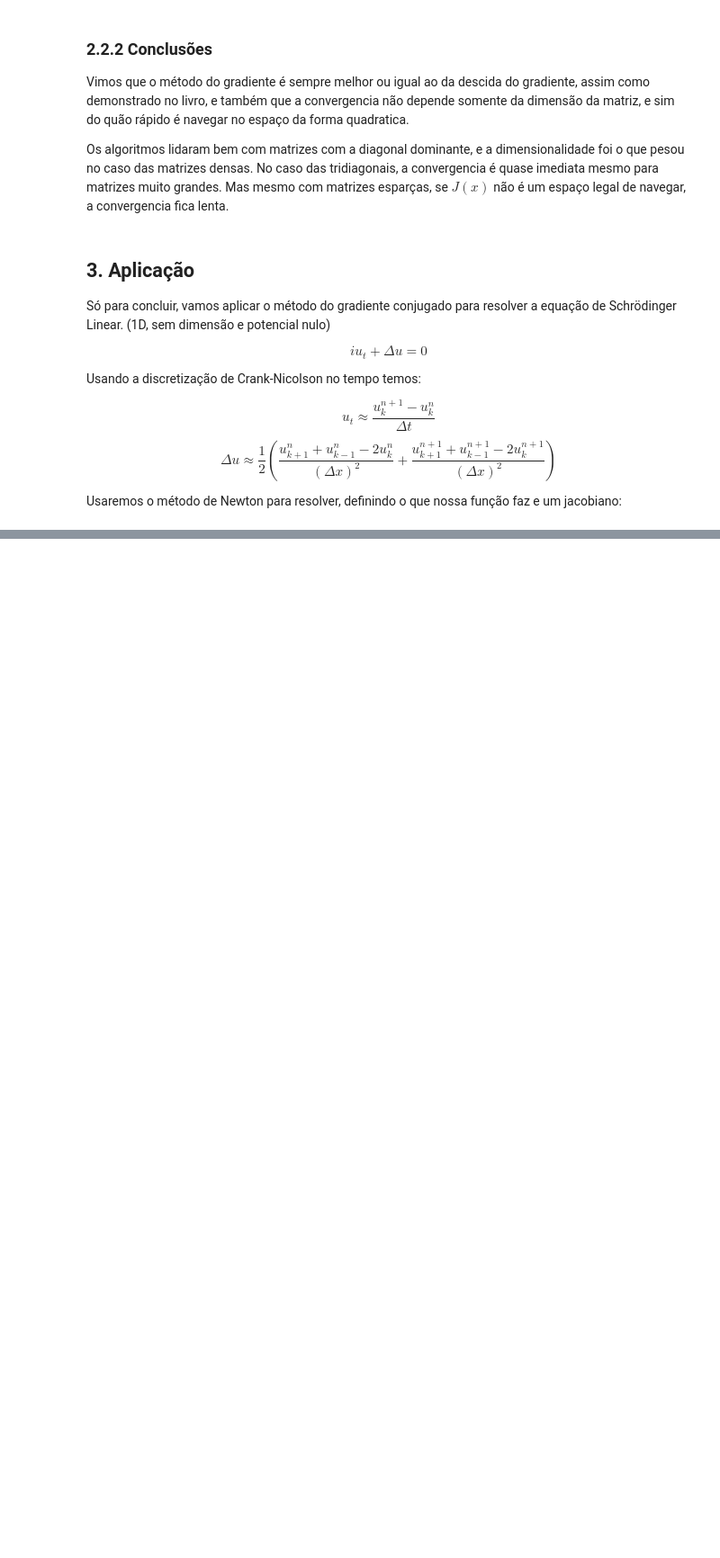
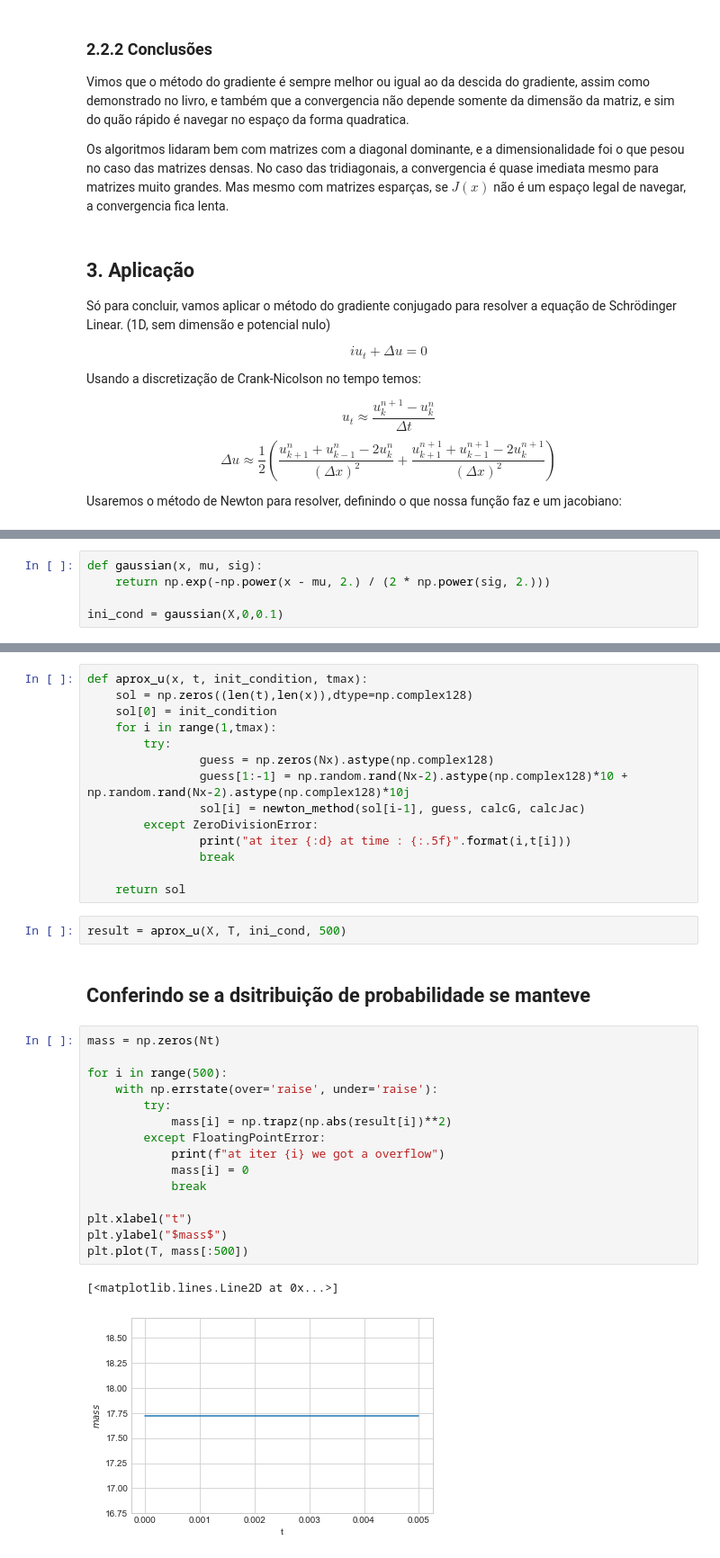
Before and after one commit to FelipeEd/Tp-ALN, a Jupyter notebook: Untitled-1.ipynb, the cells around one changed output, grey strips where cells are left out. Shown at 90% size. Drawn from its saved outputs; the diff is of its cells as text; blank space fills up the shorter version.

```diff
--- a/Untitled-1.ipynb
+++ b/Untitled-1.ipynb
@@ -464,0 +490,5 @@ Usaremos o método de Newton para resolver, definindo o que nossa função faz e
+# %%
+def gaussian(x, mu, sig):
+    return np.exp(-np.power(x - mu, 2.) / (2 * np.power(sig, 2.)))
+
+ini_cond = gaussian(X,0,0.1)
@@ -464,0 +540,36 @@ Usaremos o método de Newton para resolver, definindo o que nossa função faz e
+# %%
+def aprox_u(x, t, init_condition, tmax):
+    sol = np.zeros((len(t),len(x)),dtype=np.complex128)
+    sol[0] = init_condition
+    for i in range(1,tmax):
+        try:
+                guess = np.zeros(Nx).astype(np.complex128)
+                guess[1:-1] = np.random.rand(Nx-2).astype(np.complex128)*10 + np.random.rand(Nx-2).astype(np.complex128)*10j
+                sol[i] = newton_method(sol[i-1], guess, calcG, calcJac)
+        except ZeroDivisionError:
+                print("at iter {:d} at time : {:.5f}".format(i,t[i]))
+                break
+
+    return sol
+# %%
+result = aprox_u(X, T, ini_cond, 500)
+# %% [markdown]
+## Conferindo se a dsitribuição de probabilidade se manteve
+# %%
+mass = np.zeros(Nt)
+
+for i in range(500):
+    with np.errstate(over='raise', under='raise'):
+        try:
+            mass[i] = np.trapz(np.abs(result[i])**2)
+        except FloatingPointError:
+            print(f"at iter {i} we got a overflow")
+            mass[i] = 0
+            break
+
+plt.xlabel("t")
+plt.ylabel("$mass$")
+plt.plot(T, mass[:500])
+# %% [output]
+[<matplotlib.lines.Line2D at 0x...>]
+[figure, added]
```
Also changed, not shown: parts of 6 cells of this notebook, 1 other file.
